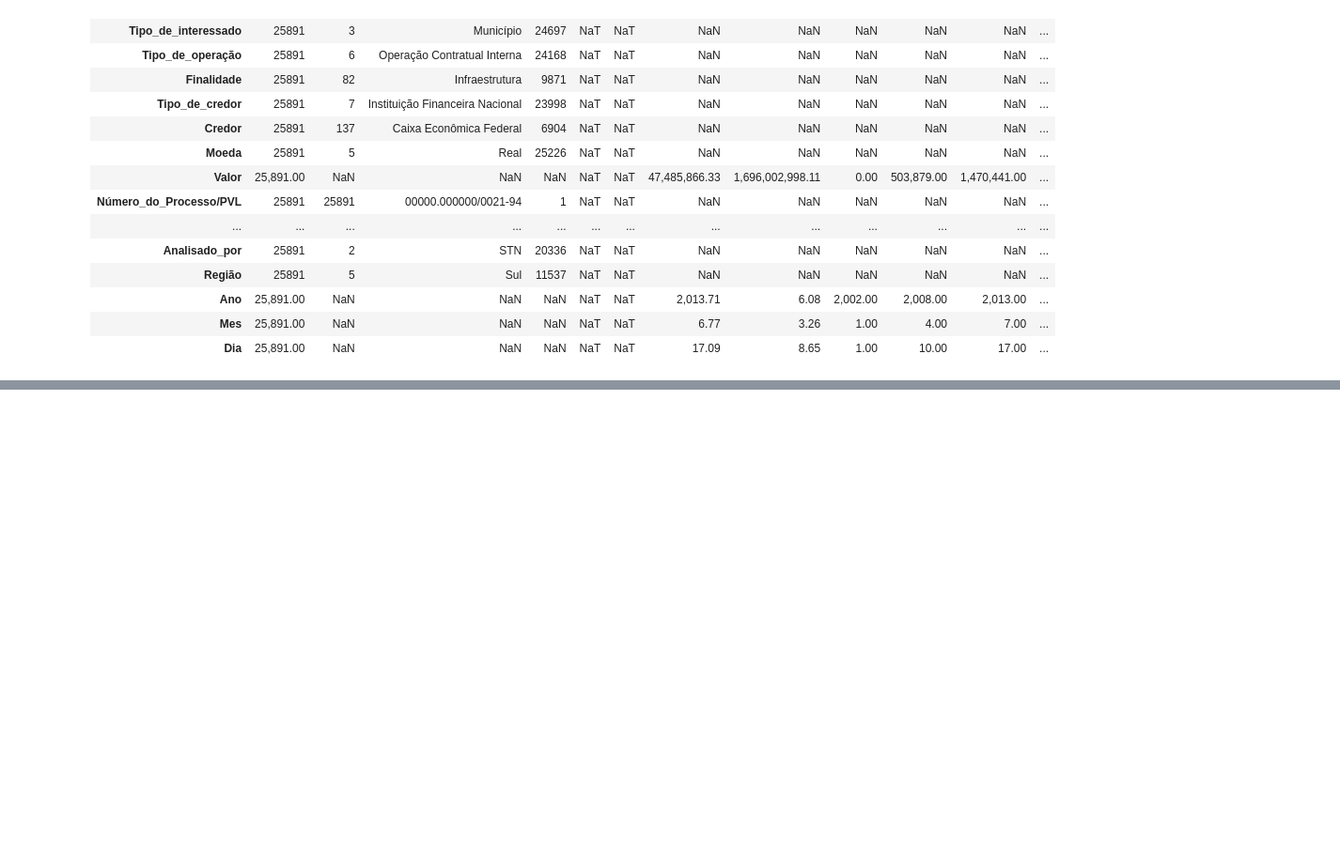
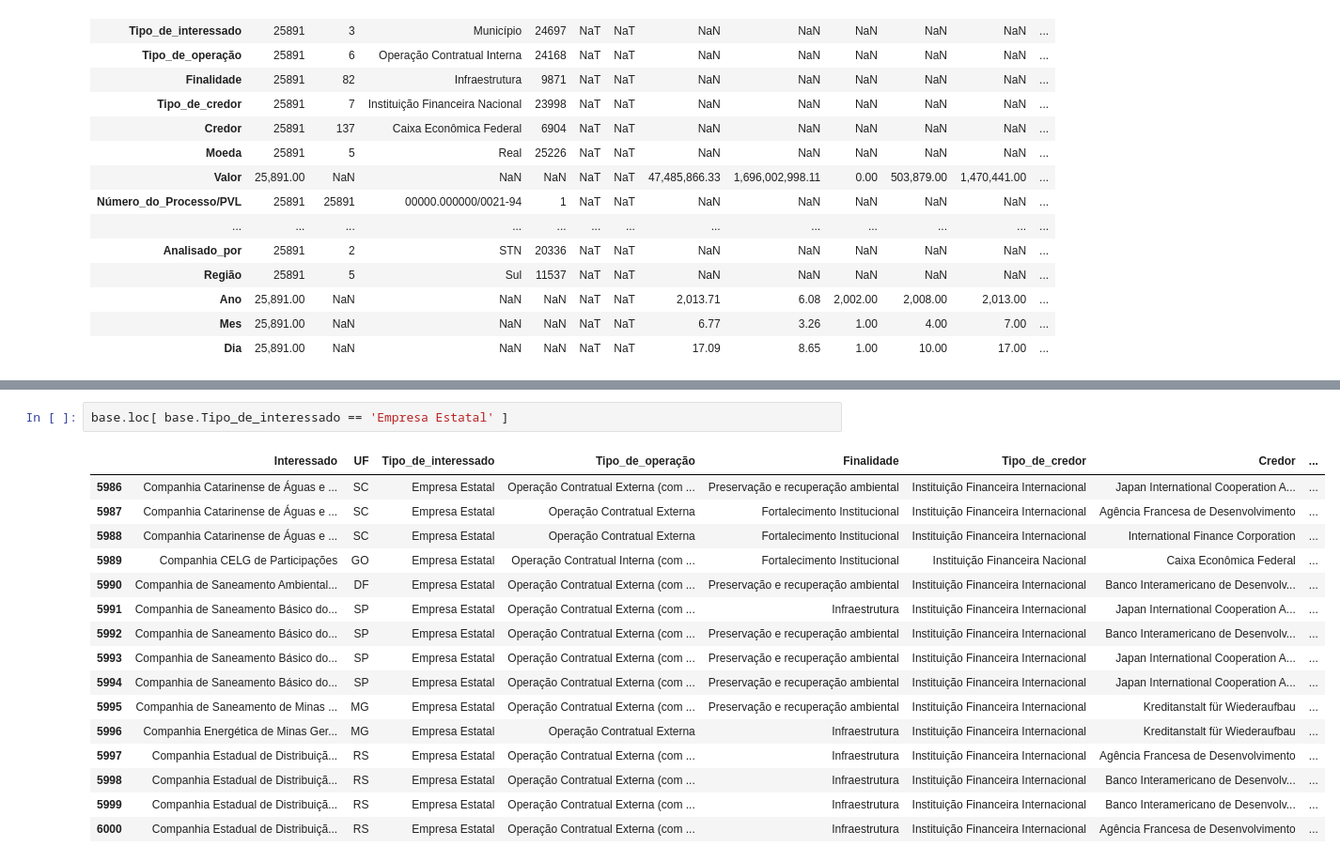
Before and after one commit to giovxna/case-economia, a Jupyter notebook: analise_exploratoria_emprestimos_publicos.ipynb, the cells around one changed output, grey strips where cells are left out. Shown at 94% size. Drawn from its saved outputs; the diff is of its cells as text; blank space fills up the shorter version.

```diff
--- a/analise_exploratoria_emprestimos_publicos.ipynb
+++ b/analise_exploratoria_emprestimos_publicos.ipynb
@@ -145,0 +197,19 @@ base.describe( include='all' ).transpose()
+# %%
+base.loc[ base.Tipo_de_interessado == 'Empresa Estatal' ]
+# %% [output]
+|  | Interessado | UF | Tipo_de_interessado | Tipo_de_operação | Finalidade | Tipo_de_credor | Credor | ... |
+| 5986 | Companhia Catarinense de Águas e ... | SC | Empresa Estatal | Operação Contratual Externa (com ... | Preservação e recuperação ambiental | Instituição Financeira Internacional | Japan International Cooperation A... | ... |
+| 5987 | Companhia Catarinense de Águas e ... | SC | Empresa Estatal | Operação Contratual Externa | Fortalecimento Institucional | Instituição Financeira Internacional | Agência Francesa de Desenvolvimento | ... |
+| 5988 | Companhia Catarinense de Águas e ... | SC | Empresa Estatal | Operação Contratual Externa | Fortalecimento Institucional | Instituição Financeira Internacional | International Finance Corporation | ... |
+| 5989 | Companhia CELG de Participações | GO | Empresa Estatal | Operação Contratual Interna (com ... | Fortalecimento Institucional | Instituição Financeira Nacional | Caixa Econômica Federal | ... |
+| 5990 | Companhia de Saneamento Ambiental... | DF | Empresa Estatal | Operação Contratual Externa (com ... | Preservação e recuperação ambiental | Instituição Financeira Internacional | Banco Interamericano de Desenvolv... | ... |
+| 5991 | Companhia de Saneamento Básico do... | SP | Empresa Estatal | Operação Contratual Externa (com ... | Infraestrutura | Instituição Financeira Internacional | Japan International Cooperation A... | ... |
+| 5992 | Companhia de Saneamento Básico do... | SP | Empresa Estatal | Operação Contratual Externa (com ... | Preservação e recuperação ambiental | Instituição Financeira Internacional | Banco Interamericano de Desenvolv... | ... |
+| 5993 | Companhia de Saneamento Básico do... | SP | Empresa Estatal | Operação Contratual Externa (com ... | Preservação e recuperação ambiental | Instituição Financeira Internacional | Japan International Cooperation A... | ... |
+| 5994 | Companhia de Saneamento Básico do... | SP | Empresa Estatal | Operação Contratual Externa (com ... | Preservação e recuperação ambiental | Instituição Financeira Internacional | Japan International Cooperation A... | ... |
+| 5995 | Companhia de Saneamento de Minas ... | MG | Empresa Estatal | Operação Contratual Externa (com ... | Preservação e recuperação ambiental | Instituição Financeira Internacional | Kreditanstalt für Wiederaufbau | ... |
+| 5996 | Companhia Energética de Minas Ger... | MG | Empresa Estatal | Operação Contratual Externa | Infraestrutura | Instituição Financeira Internacional | Kreditanstalt für Wiederaufbau | ... |
+| 5997 | Companhia Estadual de Distribuiçã... | RS | Empresa Estatal | Operação Contratual Externa (com ... | Infraestrutura | Instituição Financeira Internacional | Agência Francesa de Desenvolvimento | ... |
+| 5998 | Companhia Estadual de Distribuiçã... | RS | Empresa Estatal | Operação Contratual Externa (com ... | Infraestrutura | Instituição Financeira Internacional | Banco Interamericano de Desenvolv... | ... |
+| 5999 | Companhia Estadual de Distribuiçã... | RS | Empresa Estatal | Operação Contratual Externa (com ... | Infraestrutura | Instituição Financeira Internacional | Banco Interamericano de Desenvolv... | ... |
+| 6000 | Companhia Estadual de Distribuiçã... | RS | Empresa Estatal | Operação Contratual Externa (com ... | Infraestrutura | Instituição Financeira Internacional | Agência Francesa de Desenvolvimento | ... |
```
Also changed, not shown: parts of 6 cells of this notebook.
